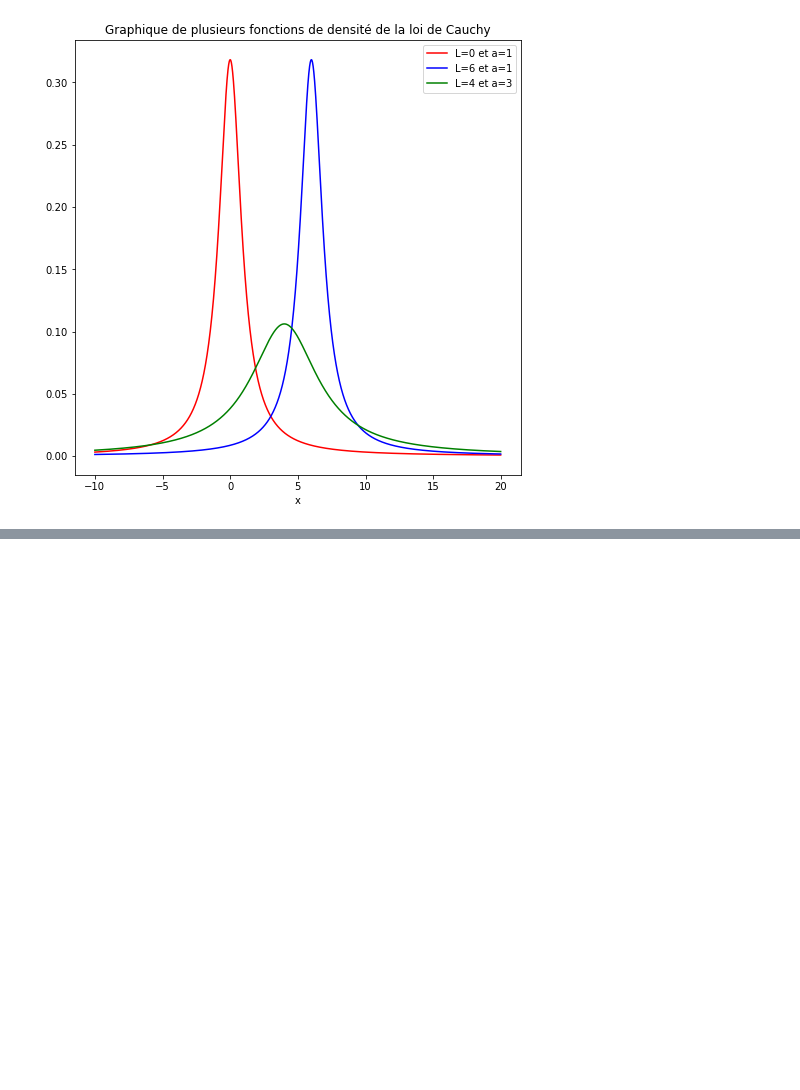
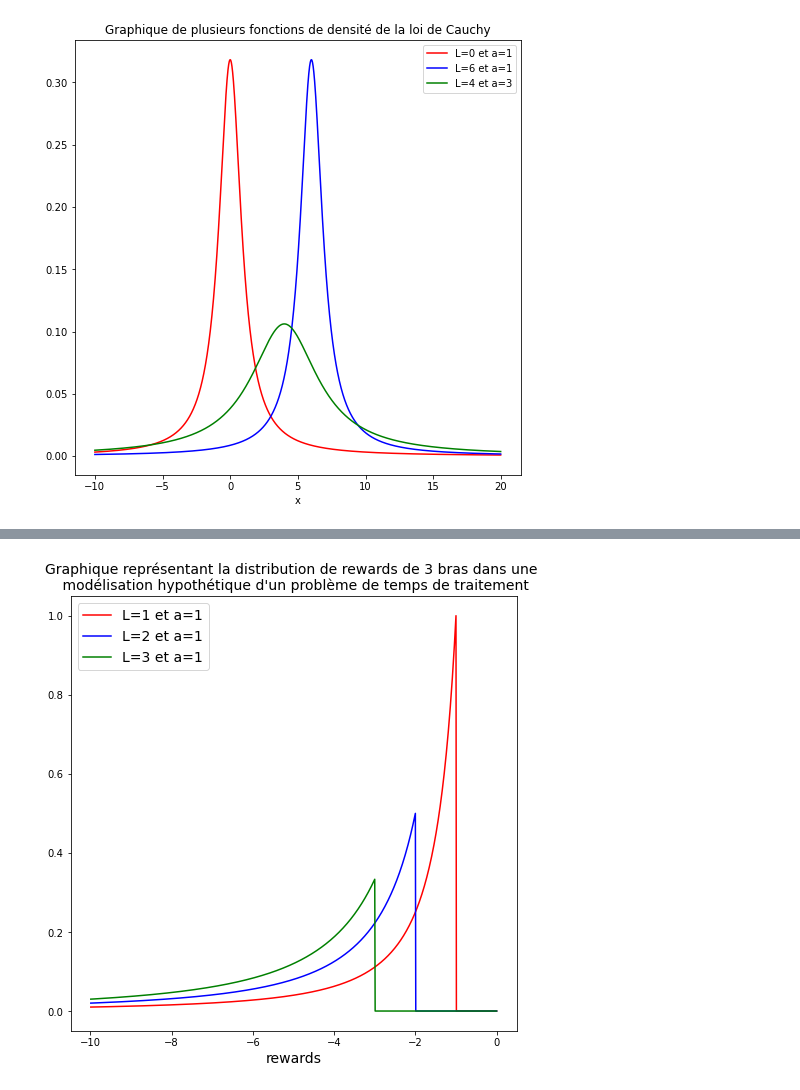
Before and after one commit to vincentmasse/IFT-7201, a Jupyter notebook: Projet/Graphiques de lois de Cauchy.ipynb, the cells around one changed output, grey strips where cells are left out. Cells and saved outputs as stored; diff of their text form; code cells hidden in the pictures; blank space fills up the shorter version.

```diff
--- a/Projet/Graphiques de lois de Cauchy.ipynb
+++ b/Projet/Graphiques de lois de Cauchy.ipynb
@@ -68,0 +71,11 @@ plt.savefig('Presentation/graphiques_Pareto.pdf',fontsize=14)
+# %%
+plt.plot(-x,y1,color='red', label='L={} et a={}'.format(x_m_1,k))
+plt.plot(-x,y2,color='blue', label='L={} et a={}'.format(x_m_2,k))
+plt.plot(-x,y3,color='green', label='L={} et a={}'.format(x_m_3,k))
+
+plt.title("Graphique représentant la distribution de rewards de 3 bras dans une \n modélisation hypothétique d'un problème de temps de traitement",fontsize=14)
+plt.xlabel('rewards',fontsize=14)
+plt.legend(fontsize=14)
+plt.savefig('Presentation/graphiques_Pareto-inverse.pdf',fontsize=14)
+# %% [output]
+[figure, added]
```
Also changed, not shown: parts of 1 cell of this notebook, 10 other files.
